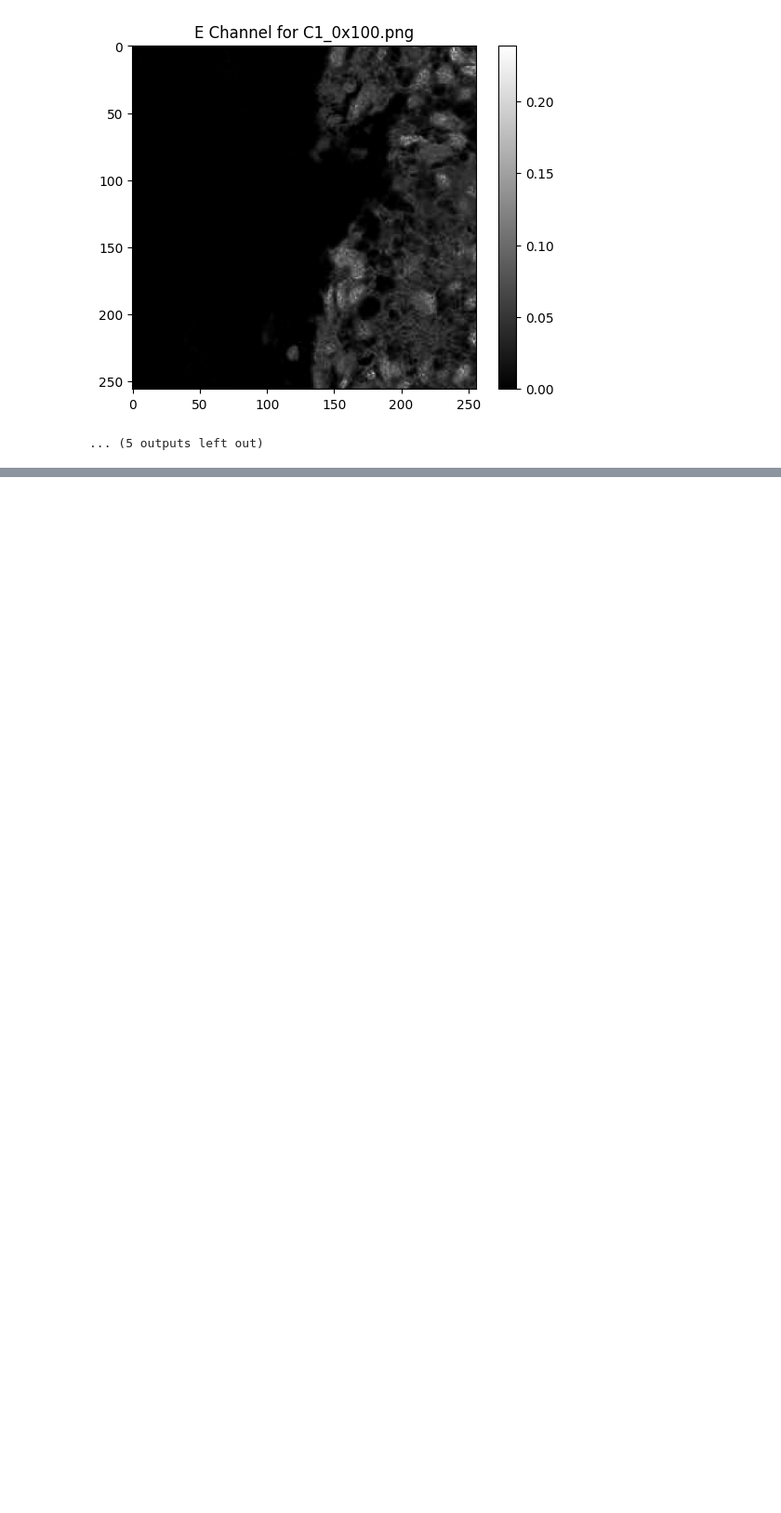
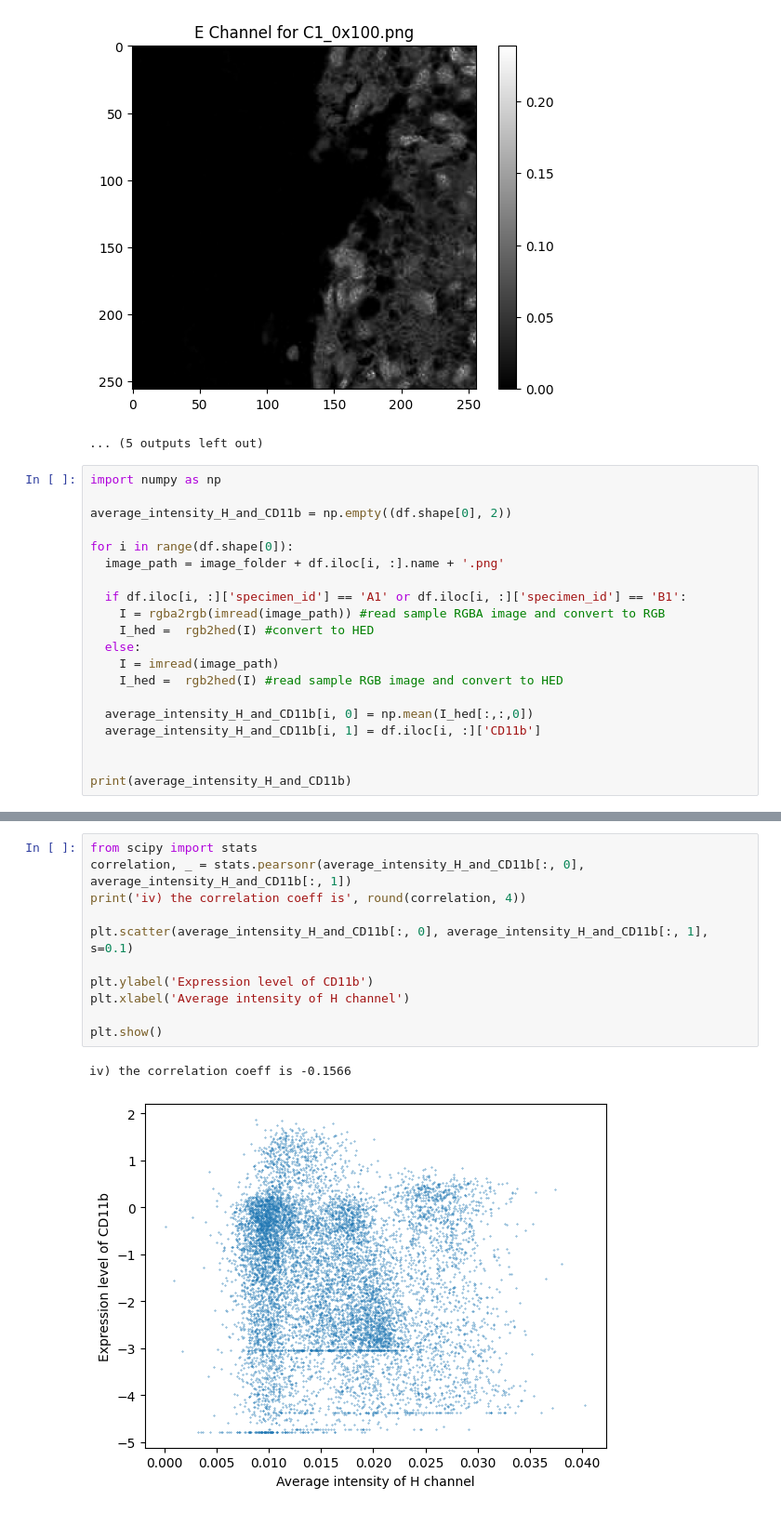
Before and after one commit to aloka-dias/data-mining-assignment-2, a Jupyter notebook: data_mining_assignment_2.ipynb, the cells around one changed output, grey strips where cells are left out. Shown at 93% size. Cells and saved outputs as stored; diff of their text form; blank space fills up the shorter version.

```diff
--- a/data_mining_assignment_2.ipynb
+++ b/data_mining_assignment_2.ipynb
@@ -120,3 +120,23 @@ iii)
 [figure]
 [figure]
 ... (5 outputs left out)
+# %%
+import numpy as np
+
+average_intensity_H_and_CD11b = np.empty((df.shape[0], 2))
+
+for i in range(df.shape[0]):
+  image_path = image_folder + df.iloc[i, :].name + '.png'
+
+  if df.iloc[i, :]['specimen_id'] == 'A1' or df.iloc[i, :]['specimen_id'] == 'B1':
+    I = rgba2rgb(imread(image_path)) #read sample RGBA image and convert to RGB
+    I_hed =  rgb2hed(I) #convert to HED
+  else:
+    I = imread(image_path)
+    I_hed =  rgb2hed(I) #read sample RGB image and convert to HED
+
+  average_intensity_H_and_CD11b[i, 0] = np.mean(I_hed[:,:,0])
+  average_intensity_H_and_CD11b[i, 1] = df.iloc[i, :]['CD11b']
+
+
+print(average_intensity_H_and_CD11b)
@@ -122,0 +151,14 @@ iii)
+# %%
+from scipy import stats
+correlation, _ = stats.pearsonr(average_intensity_H_and_CD11b[:, 0], average_intensity_H_and_CD11b[:, 1])
+print('iv) the correlation coeff is', round(correlation, 4))
+
+plt.scatter(average_intensity_H_and_CD11b[:, 0], average_intensity_H_and_CD11b[:, 1], s=0.1)
+
+plt.ylabel('Expression level of CD11b')
+plt.xlabel('Average intensity of H channel')
+
+plt.show()
+# %% [output]
+iv) the correlation coeff is -0.1566
+[figure, added]
```
Also changed, not shown: parts of 2 cells of this notebook.
